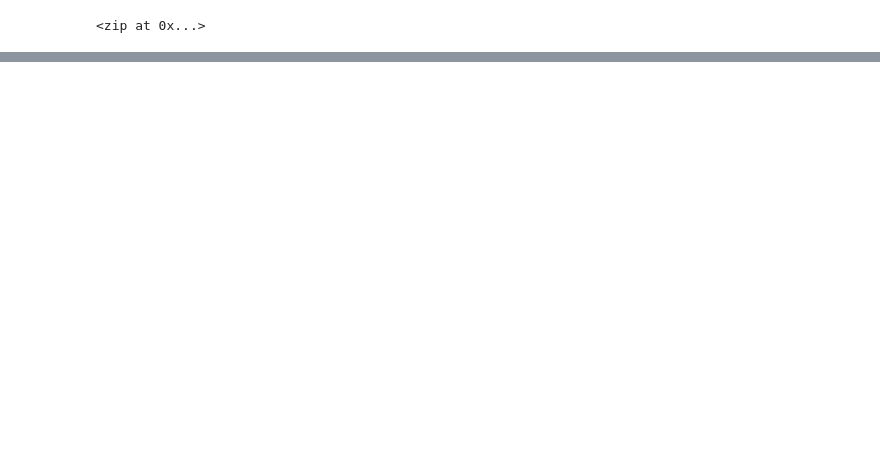
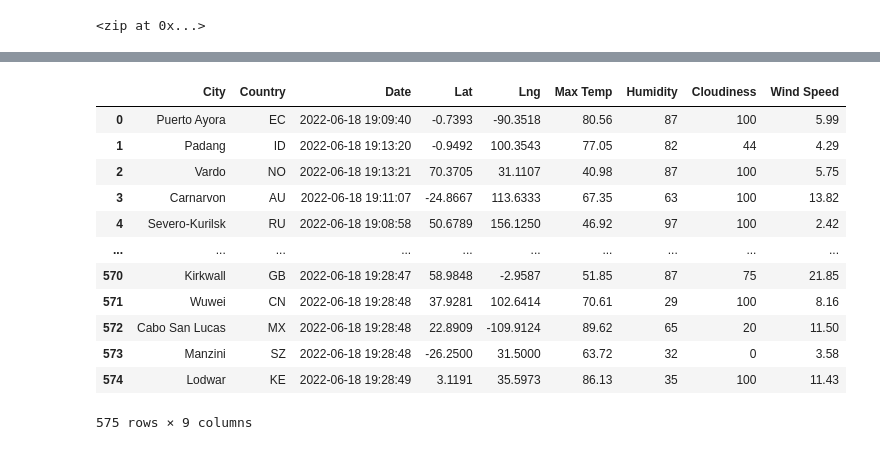
Before and after one commit to lalylaly1227/World_Weather_Analysis, a Jupyter notebook: WeatherPy.ipynb, the cells around one changed output, grey strips where cells are left out. Saved outputs shown, nothing was run; the diff lists cells and outputs as text; code cells hidden in the pictures; blank space fills up the shorter version.

```diff
--- a/WeatherPy.ipynb
+++ b/WeatherPy.ipynb
@@ -70,0 +66,4 @@ len(cities)
+# %%
+# Starting URL for Weather Map API Call.
+url = "http://api.openweathermap.org/data/2.5/weather?units=Imperial&APPID=" + weather_api_key
+print(url)
@@ -70,0 +156,4 @@ len(cities)
+# %%
+# Convert the array of dictionaries to a Pandas DataFrame.
+city_data_df = pd.DataFrame(city_data)
+city_data_df.head(10)
@@ -70,0 +172,21 @@ len(cities)
+# %%
+# Reorder the columns in the order you want them to appear.
+new_column_order = ["City", "Country", "Date","Lat", "Lng", "Max Temp", "Humidity", "Cloudiness", "Wind Speed"]
+
+# Assign district summary df the new column order.
+city_data_df = city_data_df[new_column_order]
+city_data_df
+# %% [output]
+|  | City | Country | Date | Lat | Lng | Max Temp | Humidity | Cloudiness | Wind Speed |
+| 0 | Puerto Ayora | EC | 2022-06-18 19:09:40 | -0.7393 | -90.3518 | 80.56 | 87 | 100 | 5.99 |
+| 1 | Padang | ID | 2022-06-18 19:13:20 | -0.9492 | 100.3543 | 77.05 | 82 | 44 | 4.29 |
+| 2 | Vardo | NO | 2022-06-18 19:13:21 | 70.3705 | 31.1107 | 40.98 | 87 | 100 | 5.75 |
+| 3 | Carnarvon | AU | 2022-06-18 19:11:07 | -24.8667 | 113.6333 | 67.35 | 63 | 100 | 13.82 |
+| 4 | Severo-Kurilsk | RU | 2022-06-18 19:08:58 | 50.6789 | 156.1250 | 46.92 | 97 | 100 | 2.42 |
+| ... | ... | ... | ... | ... | ... | ... | ... | ... | ... |
+| 570 | Kirkwall | GB | 2022-06-18 19:28:47 | 58.9848 | -2.9587 | 51.85 | 87 | 75 | 21.85 |
+| 571 | Wuwei | CN | 2022-06-18 19:28:48 | 37.9281 | 102.6414 | 70.61 | 29 | 100 | 8.16 |
+| 572 | Cabo San Lucas | MX | 2022-06-18 19:28:48 | 22.8909 | -109.9124 | 89.62 | 65 | 20 | 11.50 |
+| 573 | Manzini | SZ | 2022-06-18 19:28:48 | -26.2500 | 31.5000 | 63.72 | 32 | 0 | 3.58 |
+| 574 | Lodwar | KE | 2022-06-18 19:28:49 | 3.1191 | 35.5973 | 86.13 | 35 | 100 | 11.43 |
+575 rows × 9 columns
```
Also changed, not shown: parts of 11 cells of this notebook, 3 other files.
